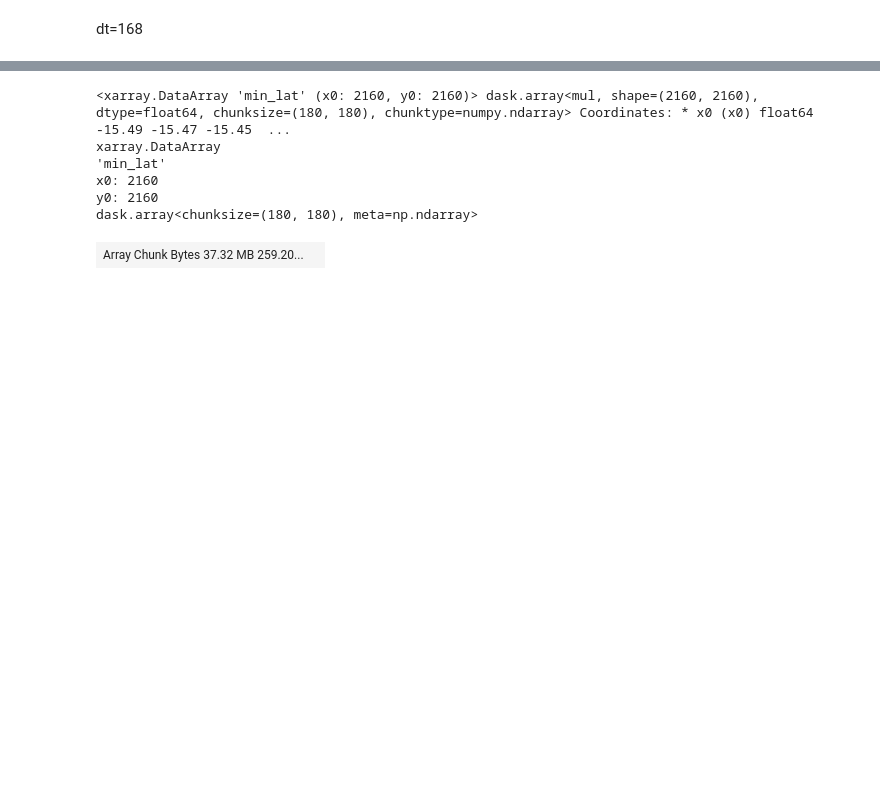
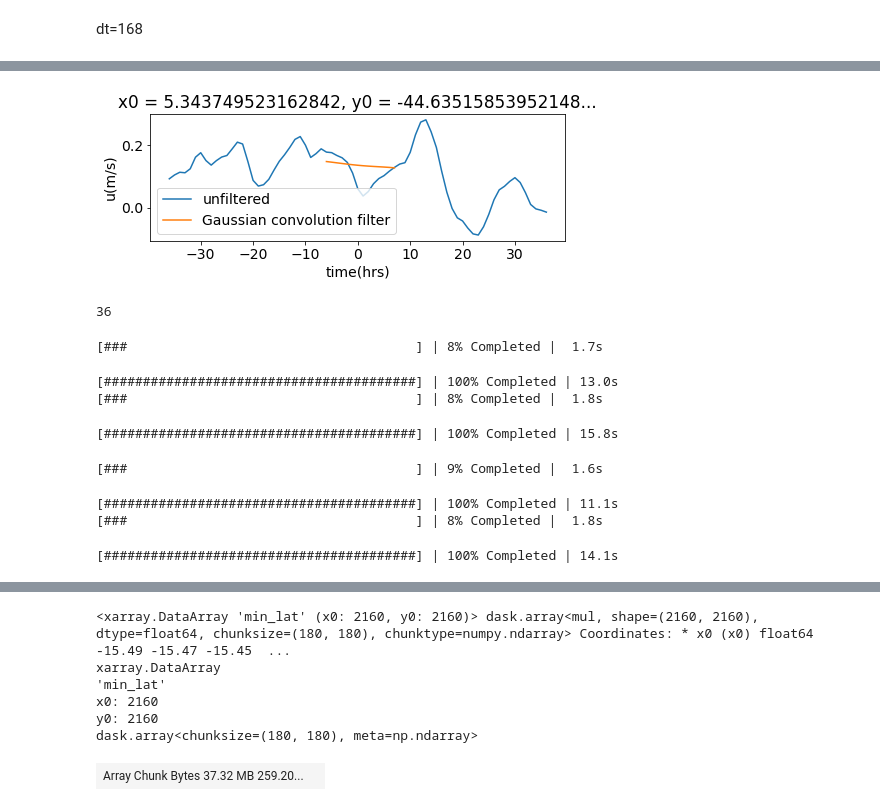
Before and after one commit to cspencerjones/separating-balanced, a Jupyter notebook: python/assess_filter_width.ipynb, the cells around one changed output, grey strips where cells are left out. Saved outputs shown, nothing was run; the diff lists cells and outputs as text; code cells hidden in the pictures; blank space fills up the shorter version.

```diff
--- a/python/assess_filter_width.ipynb
+++ b/python/assess_filter_width.ipynb
@@ -76,0 +80,2 @@ fig.savefig('agulhas_spectrum_lagrang.png')
+# %%
+u_point = u_slice.isel(y0=1000).isel(x0=1000)
@@ -76,0 +101,16 @@ fig.savefig('agulhas_spectrum_lagrang.png')
+# %%
+plt.figure(figsize=(7,3))
+u_point_plotting = u_point.copy()
+u_point_plotting['time'] = u_point['time']/3600
+u_point_plotting.plot(label='unfiltered')
+windowed_u_point_plotting = windowed_u_point.copy()
+windowed_u_point_plotting['time'] = windowed_u_point['time']/3600
+windowed_u_point_plotting.plot(label='Gaussian convolution filter')
+plt.ylabel('u(m/s)')
+plt.xlabel('time(hrs)')
+plt.legend()
+plt.tight_layout()
+fig=plt.gcf()
+fig.savefig('u_point_gaussian_filter.png')
+# %% [output]
+[figure, added]
@@ -76,0 +124,26 @@ fig.savefig('agulhas_spectrum_lagrang.png')
+# %%
+spec0
+# %% [output]
+36
+# %%
+#Calculate power spectrum in Lagrangian space
+with ProgressBar():
+    uhat2_window = xrft.power_spectrum(windowed_u.chunk({'time':-1}),dim='time', window=True).compute()#, detrend='linear'
+    vhat2_window = xrft.power_spectrum(windowed_v.chunk({'time':-1}),dim='time', window=True).compute()#, detrend='linear'
+ekehat_window = .5*(uhat2_window + vhat2_window)
+# %% [output]
+[###                                     ] | 8% Completed |  1.7s
+[########################################] | 100% Completed | 13.0s
+[###                                     ] | 8% Completed |  1.8s
+[########################################] | 100% Completed | 15.8s
+# %%
+#Calculate power spectrum in Lagrangian space
+with ProgressBar():
+    uhat2_apples = xrft.power_spectrum(apples_u,dim='time', window=True).compute()#, detrend='linear'
+    vhat2_apples = xrft.power_spectrum(apples_v,dim='time', window=True).compute()#, detrend='linear'
+ekehat_apples = .5*(uhat2_apples + vhat2_apples)
+# %% [output]
+[###                                     ] | 9% Completed |  1.6s
+[########################################] | 100% Completed | 11.1s
+[###                                     ] | 8% Completed |  1.8s
+[########################################] | 100% Completed | 14.1s
```
Also changed, not shown: parts of 20 cells of this notebook, 2 other files.
